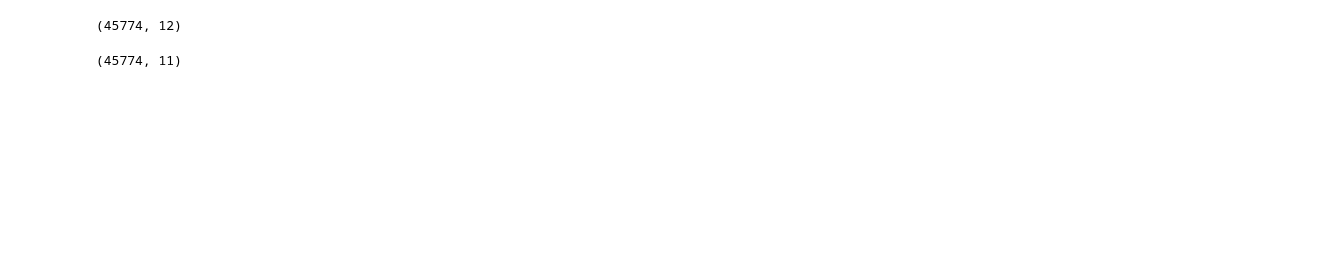
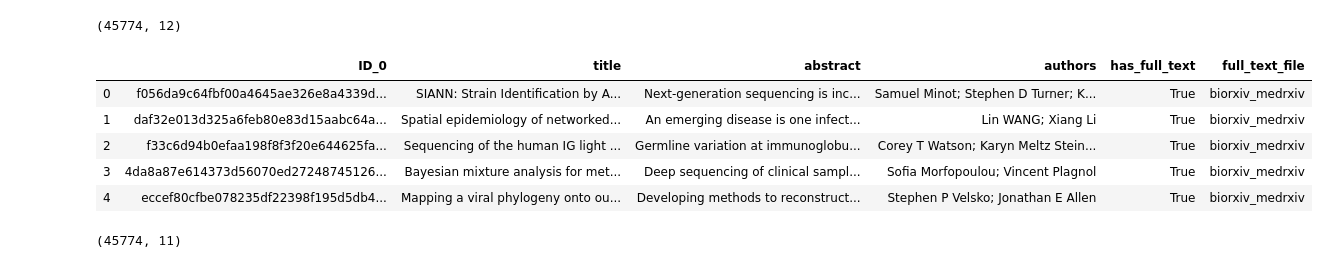
Before and after one commit to ZachZs/UNH_Kaggle_Covid19, a Jupyter notebook: KBrigham/Covid19 Kaggle .ipynb, the cells around one changed output. Cells and saved outputs as stored; diff of their text form; code cells hidden in the pictures; blank space fills up the shorter version.

```diff
--- a/KBrigham/Covid19 Kaggle .ipynb
+++ b/KBrigham/Covid19 Kaggle .ipynb
@@ -119,6 +139,15 @@ result.shape
 # %%
 #Drop columns
 result=result.drop(columns=['sha', 'ID_1', 'ID_2', 'ID_3', 'ID_4', 'ID_5'])
+# %%
+result.head()
+# %% [output]
+|  | ID_0 | title | abstract | authors | has_full_text | full_text_file |
+| 0 | f056da9c64fbf00a4645ae326e8a4339d... | SIANN: Strain Identification by A... | Next-generation sequencing is inc... | Samuel Minot; Stephen D Turner; K... | True | biorxiv_medrxiv |
+| 1 | daf32e013d325a6feb80e83d15aabc64a... | Spatial epidemiology of networked... | An emerging disease is one infect... | Lin WANG; Xiang Li | True | biorxiv_medrxiv |
+| 2 | f33c6d94b0efaa198f8f3f20e644625fa... | Sequencing of the human IG light ... | Germline variation at immunoglobu... | Corey T Watson; Karyn Meltz Stein... | True | biorxiv_medrxiv |
+| 3 | 4da8a87e614373d56070ed27248745126... | Bayesian mixture analysis for met... | Deep sequencing of clinical sampl... | Sofia Morfopoulou; Vincent Plagnol | True | biorxiv_medrxiv |
+| 4 | eccef80cfbe078235df22398f195d5db4... | Mapping a viral phylogeny onto ou... | Developing methods to reconstruct... | Stephen P Velsko; Jonathan E Allen | True | biorxiv_medrxiv |
 # %%
 merged= result.merge(kaggledf, how= 'left', left_on='ID_0', right_on= 'ID')
 # %%
```
Also changed, not shown: parts of 13 cells of this notebook.
